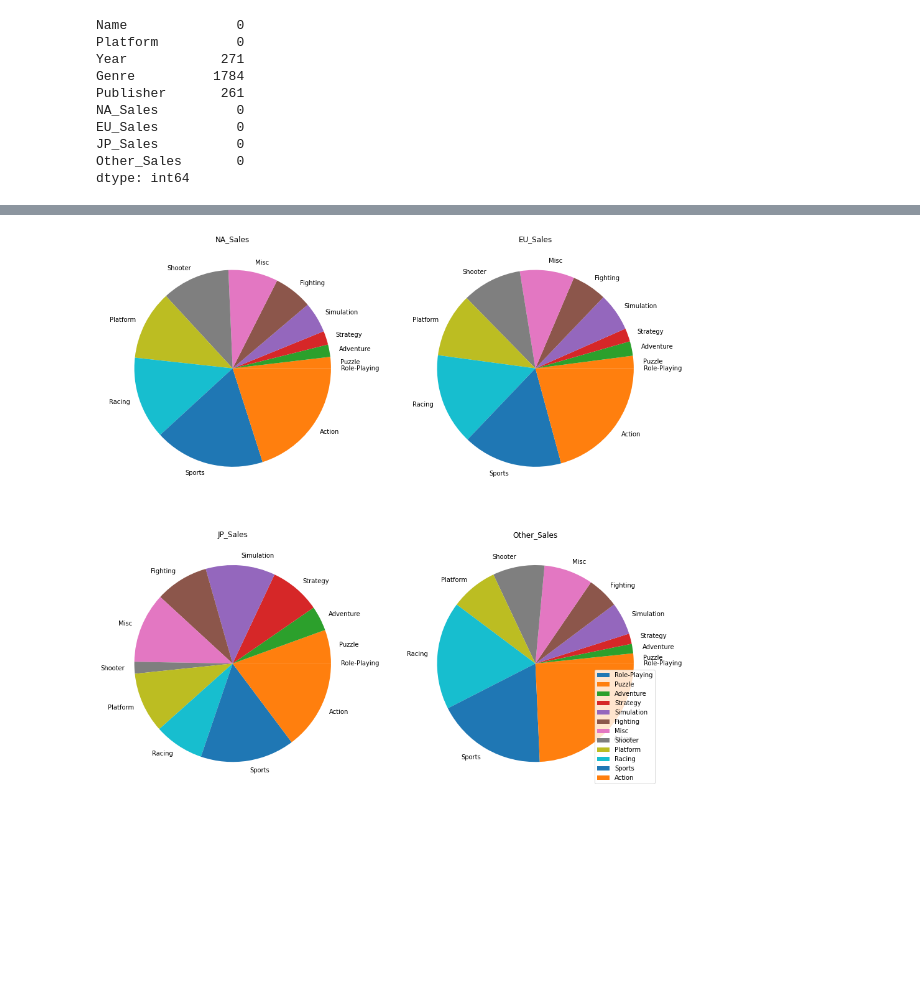
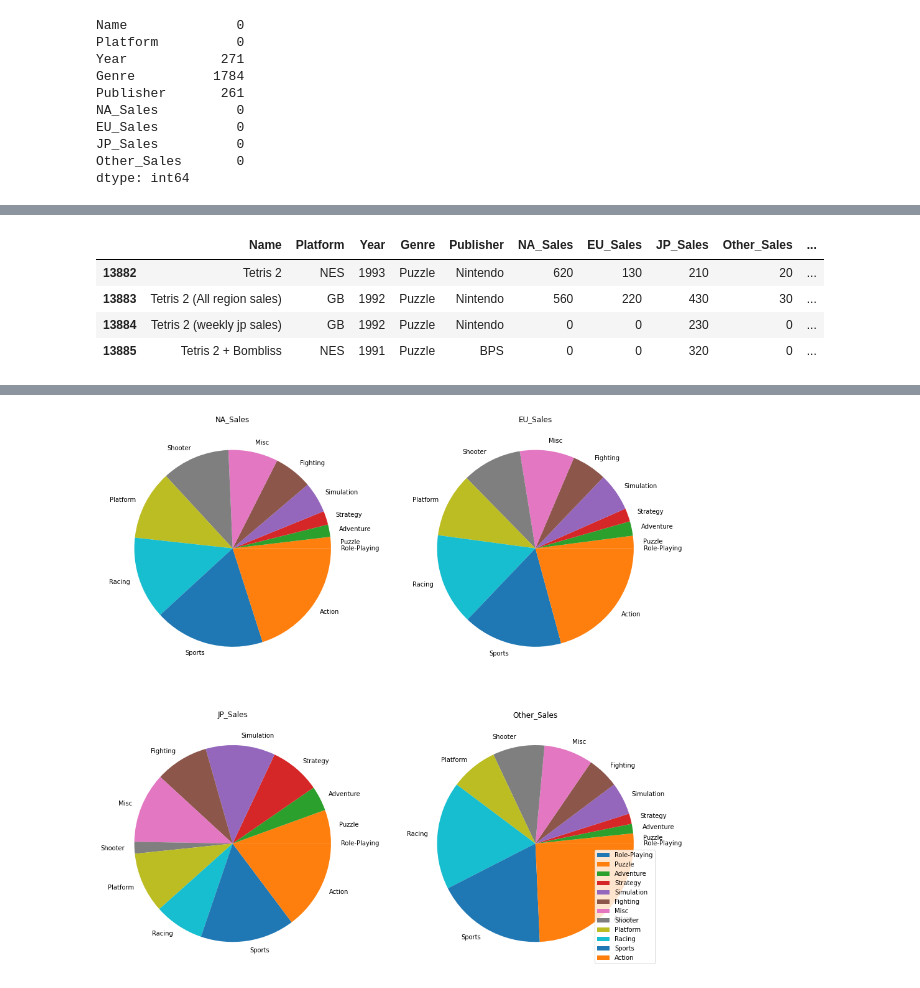
Before and after one commit to e080hsm/Section1_Project, a Jupyter notebook: ai14_n1xx_우성호.ipynb, the cells around one changed output, grey strips where cells are left out. Saved outputs shown, nothing was run; the diff lists cells and outputs as text; code cells hidden in the pictures; blank space fills up the shorter version.

```diff
--- a/ai14_n1xx_우성호.ipynb
+++ b/ai14_n1xx_우성호.ipynb
@@ -249,0 +313,8 @@ def make_pie(df, min=1900, max=2022):
+# %%
+df[df.Name.str.contains('Tetris 2')]
+# %% [output]
+|  | Name | Platform | Year | Genre | Publisher | NA_Sales | EU_Sales | JP_Sales | Other_Sales | ... |
+| 13882 | Tetris 2 | NES | 1993 | Puzzle | Nintendo | 620 | 130 | 210 | 20 | ... |
+| 13883 | Tetris 2 (All region sales) | GB | 1992 | Puzzle | Nintendo | 560 | 220 | 430 | 30 | ... |
+| 13884 | Tetris 2 (weekly jp sales) | GB | 1992 | Puzzle | Nintendo | 0 | 0 | 230 | 0 | ... |
+| 13885 | Tetris 2 + Bombliss | NES | 1991 | Puzzle | BPS | 0 | 0 | 320 | 0 | ... |
```
Also changed, not shown: parts of 12 cells of this notebook.
